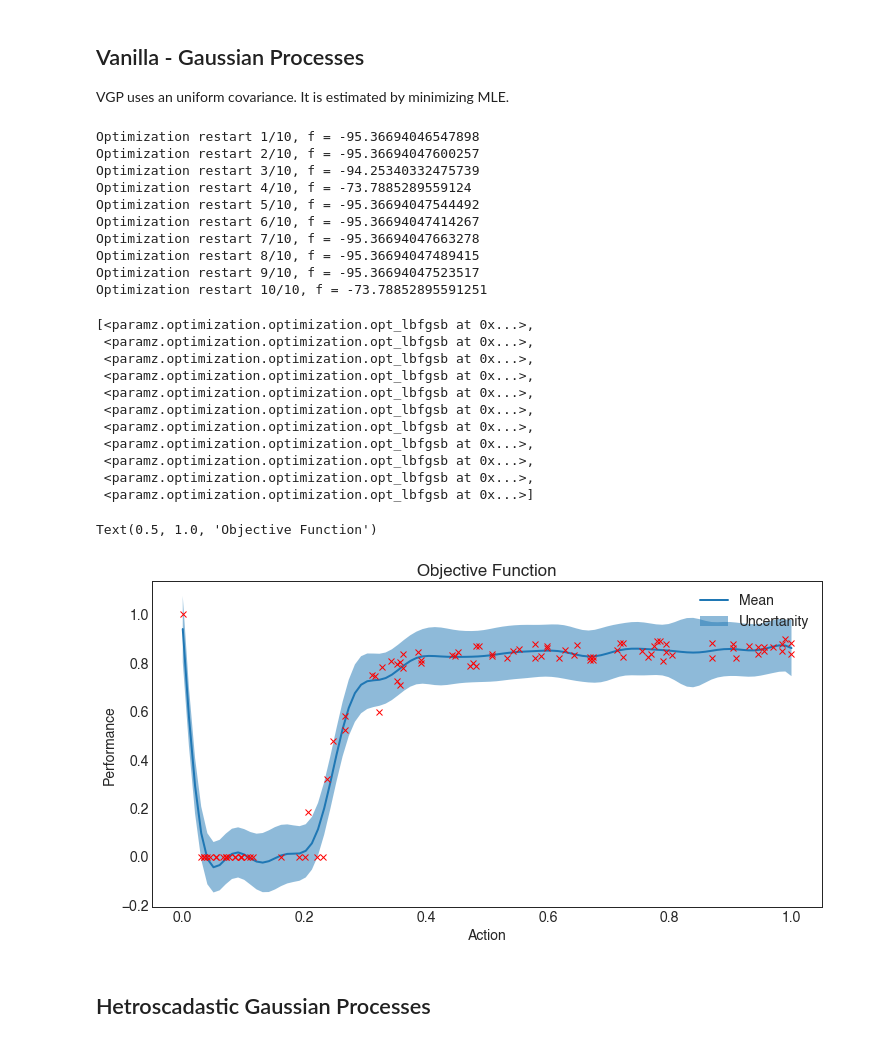
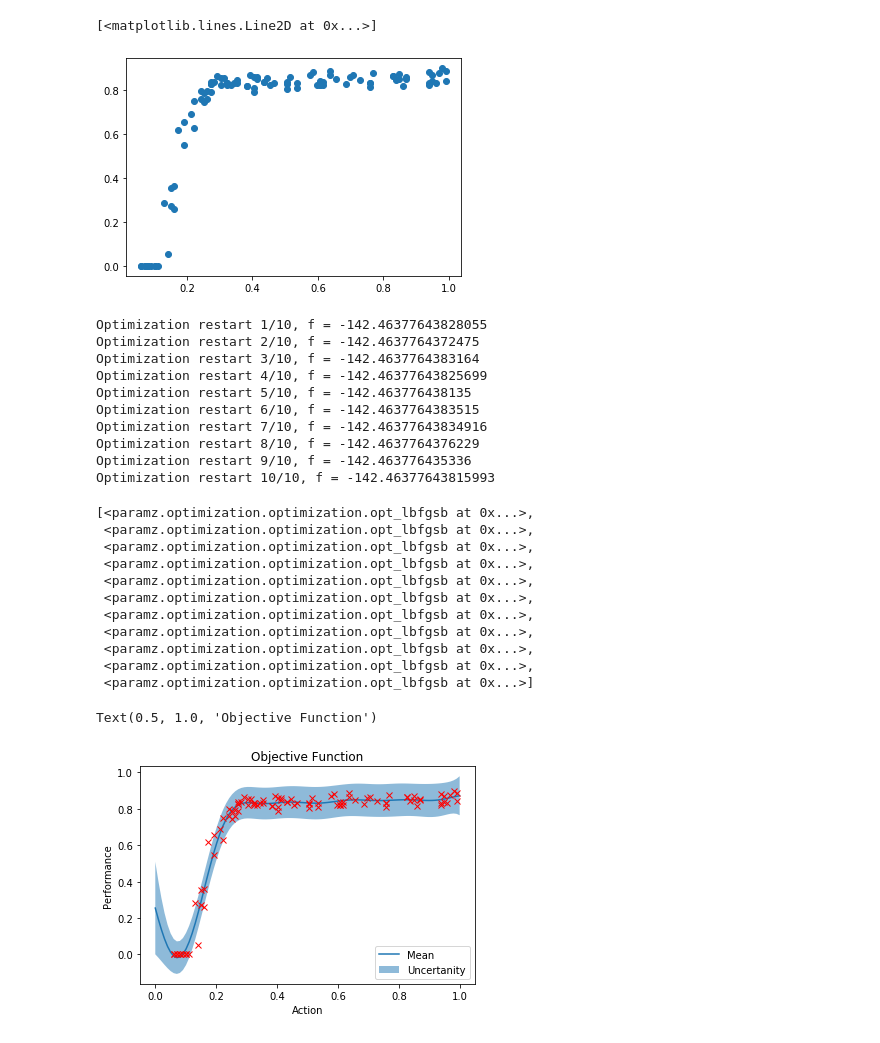
Before and after one commit to kLabUM/BaeOpt, a Jupyter notebook: scenarios/Uncertanity/Prototyping-Notebooks/SingleBasin-HetroGP.ipynb, the cells around one changed output. Saved outputs shown, nothing was run; the diff lists cells and outputs as text; code cells hidden in the pictures.

```diff
--- a/scenarios/Uncertanity/Prototyping-Notebooks/SingleBasin-HetroGP.ipynb
+++ b/scenarios/Uncertanity/Prototyping-Notebooks/SingleBasin-HetroGP.ipynb
@@ -139,12 +7,5 @@ for i in range(0, 200):
+# %%
+data = np.load("DataSamples.npy").item()
 # %%
-y_train = np.array(y)
-x_train = np.array(x)
+x = np.array(data["actions"][:100])
+y = np.array(data["reward"][:100])
-# %%
-plt.rcParams["figure.figsize"] = (12,6)
-plt.subplot(1,2,1)
-plt.plot(x, y, 'o')
-plt.title("Simulated Data")
-plt.subplot(1,2,2)
-y_train = (y - np.array(y).min())/(np.array(y).max() - np.array(y).min())
-plt.plot(x_train, y_train, 'o')
-plt.title("Normalized Data")
@@ -154,23 +12,24 @@ Text(0.5, 1.0, 'Normalized Data')
-# %% [markdown]
-## Vanilla - Gaussian Processes
-
-VGP uses an uniform covariance. It is estimated by minimizing MLE.
+# %%
+plt.plot(x, y, 'o')
+# %% [output]
+[<matplotlib.lines.Line2D at 0x...>]
+[figure, added]
 # %%
 kernel_vgp = GPy.kern.RBF(input_dim=1) + GPy.kern.White(input_dim=1)
-vgp = GPy.models.GPRegression(x_train.reshape(-1,1), y_train.reshape(-1,1), kernel_vgp)
+vgp = GPy.models.GPRegression(x.reshape(-1,1), y.reshape(-1,1), kernel_vgp)
 vgp.optimize(messages=False)
 vgp.optimize_restarts(num_restarts = 10)
 # %% [output]
-Optimization restart 1/10, f = -95.36694046547898
-Optimization restart 2/10, f = -95.36694047600257
-Optimization restart 3/10, f = -94.25340332475739
-Optimization restart 4/10, f = -73.7885289559124
-Optimization restart 5/10, f = -95.36694047544492
-Optimization restart 6/10, f = -95.36694047414267
-Optimization restart 7/10, f = -95.36694047663278
-Optimization restart 8/10, f = -95.36694047489415
-Optimization restart 9/10, f = -95.36694047523517
-Optimization restart 10/10, f = -73.78852895591251
+Optimization restart 1/10, f = -142.46377643828055
+Optimization restart 2/10, f = -142.4637764372475
+Optimization restart 3/10, f = -142.4637764383164
+Optimization restart 4/10, f = -142.46377643825699
+Optimization restart 5/10, f = -142.463776438135
+Optimization restart 6/10, f = -142.4637764383515
+Optimization restart 7/10, f = -142.46377643834916
+Optimization restart 8/10, f = -142.4637764376229
+Optimization restart 9/10, f = -142.463776435336
+Optimization restart 10/10, f = -142.46377643815993
 [<paramz.optimization.optimization.opt_lbfgsb at 0x...>,
  <paramz.optimization.optimization.opt_lbfgsb at 0x...>,
  <paramz.optimization.optimization.opt_lbfgsb at 0x...>,
@@ -185,22 +44,20 @@ Optimization restart 10/10, f = -73.78852895591251
 # %%
 # Plot error bounds
 x_test = np.linspace(0.0,1.0, 100)
 m, v = vgp.predict(x_test.reshape(-1,1))
 up = m.reshape(-1) + 2.0*np.sqrt(v.reshape(-1))
 dwn = m.reshape(-1) - 2.0*np.sqrt(v.reshape(-1))
 
 plt.fill_between(x_test, up, dwn, alpha=0.5, label="Uncertanity")
 plt.plot(x_test, m, label="Mean")
-plt.plot(x_train, y_train,'x',color='red')
+plt.plot(x, y,'x',color='red')
 plt.legend()
 plt.ylabel("Performance")
 plt.xlabel("Action")
 plt.title("Objective Function")
 # %% [output]
 Text(0.5, 1.0, 'Objective Function')
-[figure, old version]
+[figure, new version]
-# %% [markdown]
-## Hetroscadastic Gaussian Processes
 # %%
 # RBF and WhiteNoise kernel
 kernel1 = GPy.kern.RBF(input_dim=1) + GPy.kern.White(input_dim=1)
```
Also changed, not shown: parts of 25 cells of this notebook, 28 other files.
